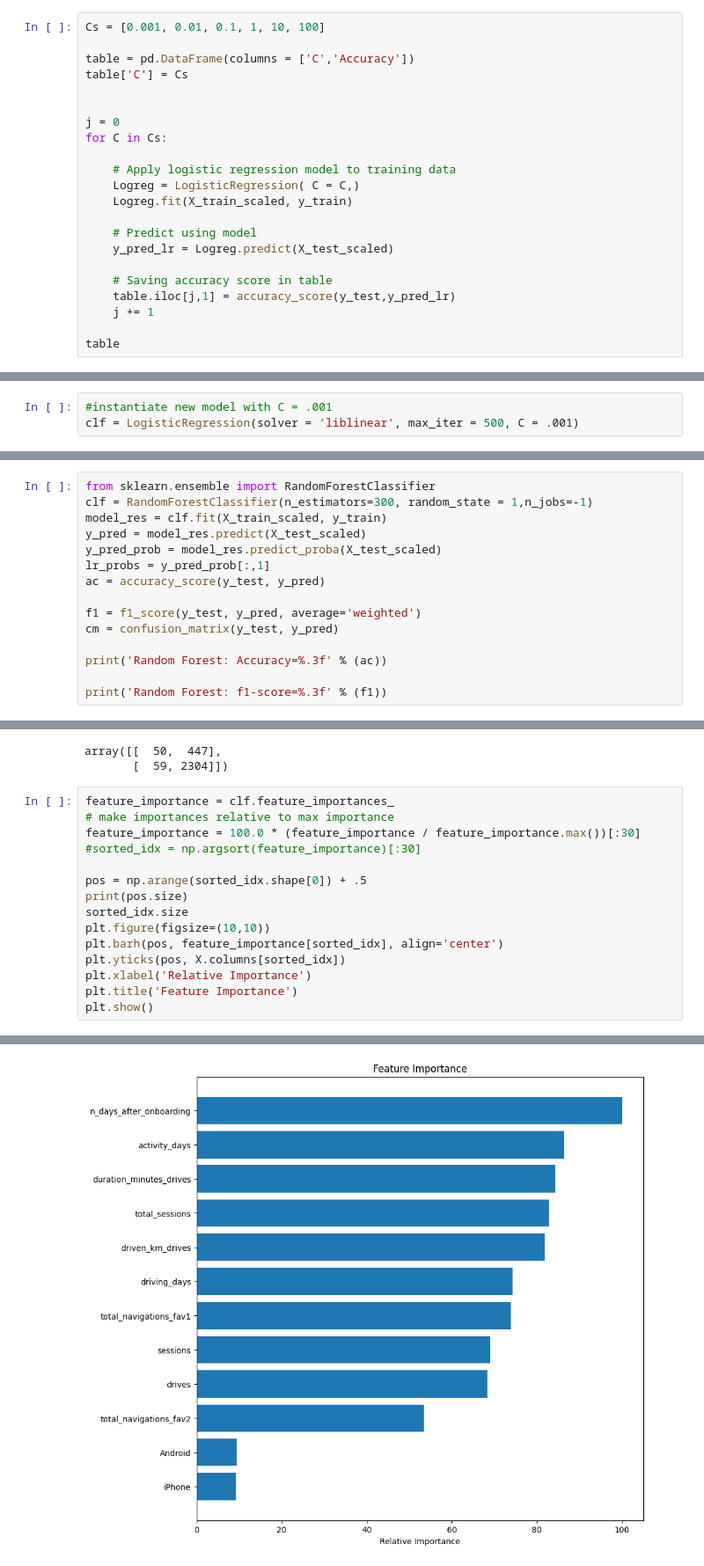
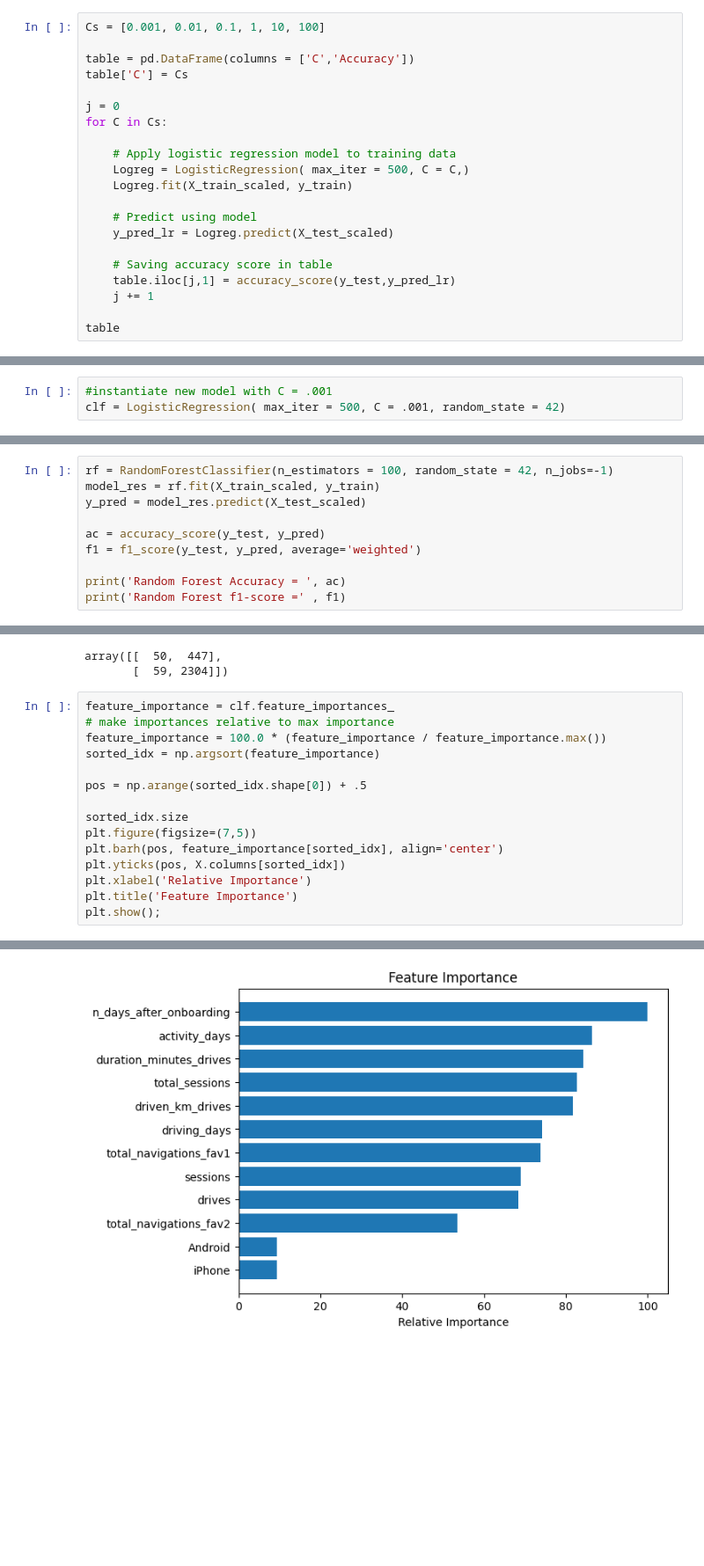
Before and after one commit to amoutafian/waze_capstone, a Jupyter notebook: notebooks/29.3 Modeling .ipynb, the cells around one changed output, grey strips where cells are left out. Shown at 88% size. Drawn from its saved outputs; the diff is of its cells as text; blank space fills up the shorter version.

```diff
--- a/notebooks/29.3 Modeling .ipynb
+++ b/notebooks/29.3 Modeling .ipynb
@@ -131,12 +115,11 @@ Cs = [0.001, 0.01, 0.1, 1, 10, 100]
 table = pd.DataFrame(columns = ['C','Accuracy'])
 table['C'] = Cs
 
-
 j = 0
 for C in Cs:
 
     # Apply logistic regression model to training data
-    Logreg = LogisticRegression( C = C,)
+    Logreg = LogisticRegression( max_iter = 500, C = C,)
     Logreg.fit(X_train_scaled, y_train)
 
     # Predict using model
@@ -161,6 +144,6 @@ table
 # %%
 #instantiate new model with C = .001
-clf = LogisticRegression(solver = 'liblinear', max_iter = 500, C = .001)
+clf = LogisticRegression( max_iter = 500, C = .001, random_state = 42)
 # %%
 #Fit the model using training set
 clf.fit(X_train_scaled, y_train)
@@ -195,18 +178,13 @@ array([[  16,  481],
 # %% [markdown]
 <h2> Random Forest
 # %%
-from sklearn.ensemble import RandomForestClassifier
-clf = RandomForestClassifier(n_estimators=300, random_state = 1,n_jobs=-1)
-model_res = clf.fit(X_train_scaled, y_train)
+rf = RandomForestClassifier(n_estimators = 100, random_state = 42, n_jobs=-1)
+model_res = rf.fit(X_train_scaled, y_train)
 y_pred = model_res.predict(X_test_scaled)
-y_pred_prob = model_res.predict_proba(X_test_scaled)
-lr_probs = y_pred_prob[:,1]
+
 ac = accuracy_score(y_test, y_pred)
+f1 = f1_score(y_test, y_pred, average='weighted')
 
-f1 = f1_score(y_test, y_pred, average='weighted')
-cm = confusion_matrix(y_test, y_pred)
-
-print('Random Forest: Accuracy=%.3f' % (ac))
-
-print('Random Forest: f1-score=%.3f' % (f1))
+print('Random Forest Accuracy = ', ac)
+print('Random Forest f1-score =' , f1)
 # %% [output]
@@ -221,16 +199,16 @@ array([[  50,  447],
 # %%
 feature_importance = clf.feature_importances_
 # make importances relative to max importance
-feature_importance = 100.0 * (feature_importance / feature_importance.max())[:30]
-#sorted_idx = np.argsort(feature_importance)[:30]
+feature_importance = 100.0 * (feature_importance / feature_importance.max())
+sorted_idx = np.argsort(feature_importance)
 
 pos = np.arange(sorted_idx.shape[0]) + .5
-print(pos.size)
+
 sorted_idx.size
-plt.figure(figsize=(10,10))
+plt.figure(figsize=(7,5))
 plt.barh(pos, feature_importance[sorted_idx], align='center')
 plt.yticks(pos, X.columns[sorted_idx])
 plt.xlabel('Relative Importance')
 plt.title('Feature Importance')
-plt.show()
+plt.show();
 # %% [output]
@@ -238 +215 @@ plt.show()
-[figure, old version]
+[figure, new version]
```
Also changed, not shown: parts of 12 cells of this notebook.
